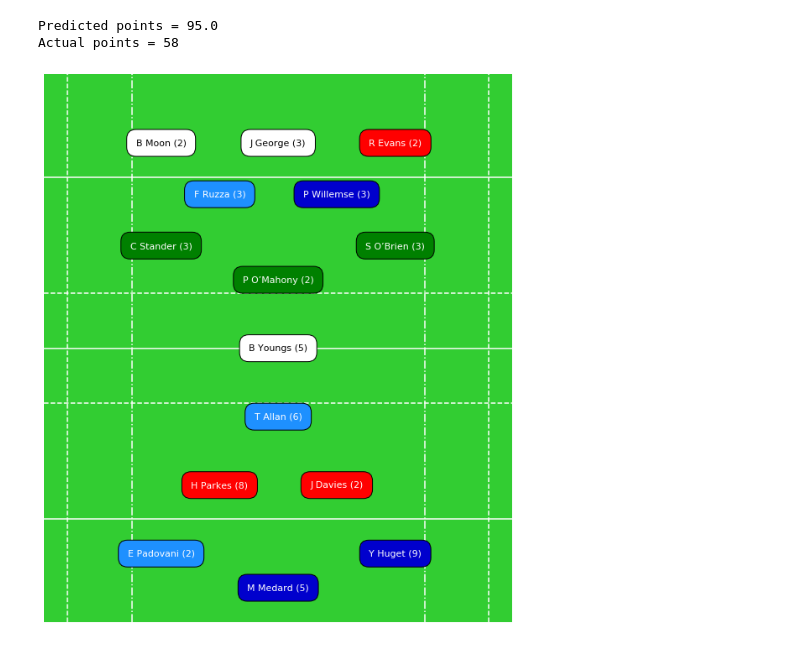
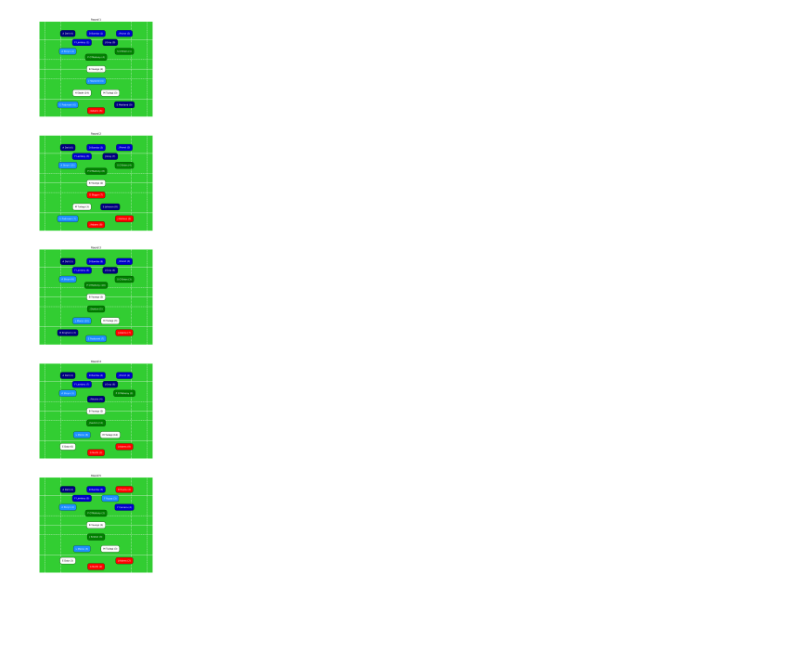
Before and after one commit to niclas-thomas/espn_fantasy_rugby, a Jupyter notebook: analytics/Team Selection.ipynb, the cells around one changed output. Saved outputs shown, nothing was run; the diff lists cells and outputs as text; code cells hidden in the pictures; blank space fills up the shorter version.

Commit message:
Include round to round constraint (#1)

```diff
--- a/analytics/Team Selection.ipynb
+++ b/analytics/Team Selection.ipynb
@@ -7,18 +6,6 @@ import espn_fantasy_rugby.team_selector as selector
 # %%
-tournament_round = 5
-
 features = ['OPP', 'POS']
 target = 'MDP'
-
-pos_thresholds = {
-    'OB': 3,
-    'C': 2,
-    'FH': 1,
-    'SH': 1,
-    'BR': 3,
-    'SR': 2,
-    'FR': 3
-}
 
 espn_data = pandas.concat(
     pandas.read_excel(
@@ -49,12 +17,31 @@ actual_points = selector.get_actual_team_points(team)
-# %%
-print('Predicted points = {}'.format(predicted_points))
-print('Actual points = {}'.format(actual_points))
-# %% [output]
-Predicted points = 95.0
-Actual points = 58
-# %%
-fig, ax = matplotlib.pyplot.subplots(figsize=(10,12))
-selector.show_team(team, ax)
-matplotlib.pyplot.show()
-# %% [output]
-[figure, removed]
+# %%
+first_round_players = [
+    'A Dell',
+    'D Bamba',
+    'J Poirot',
+    'F Lambey',
+    'J Gray',
+    'A Steyn',
+    'S O’Brien',
+    'P O’Mahony',
+    'B Youngs',
+    'J Hayward',
+    'H Slade',
+    'M Tuilagi',
+    'E Padovani',
+    'S Maitland',
+    'J Adams'
+]
+# %%
+initial_team = espn_fantasy_rugby.team_selector.get_initial_team(first_round_players, espn_data)
+# %%
+team_each_round = espn_fantasy_rugby.team_selector.simulate_tournament(espn_data, initial_team, features, target)
+# %%
+fig, ax = matplotlib.pyplot.subplots(figsize=(10,50), nrows=5, ncols=1)
+for tournament_round in [1,2,3,4,5]:
+    team_round = team_each_round[team_each_round['ROUND']==tournament_round]
+    espn_fantasy_rugby.team_selector.show_team(team_round, ax[tournament_round-1])
+    ax[tournament_round-1].set_title('Round {}'.format(tournament_round))
+matplotlib.pyplot.show()
+# %% [output]
+[figure, added]
```
Also changed, not shown: parts of 4 cells of this notebook, 1 other file.
